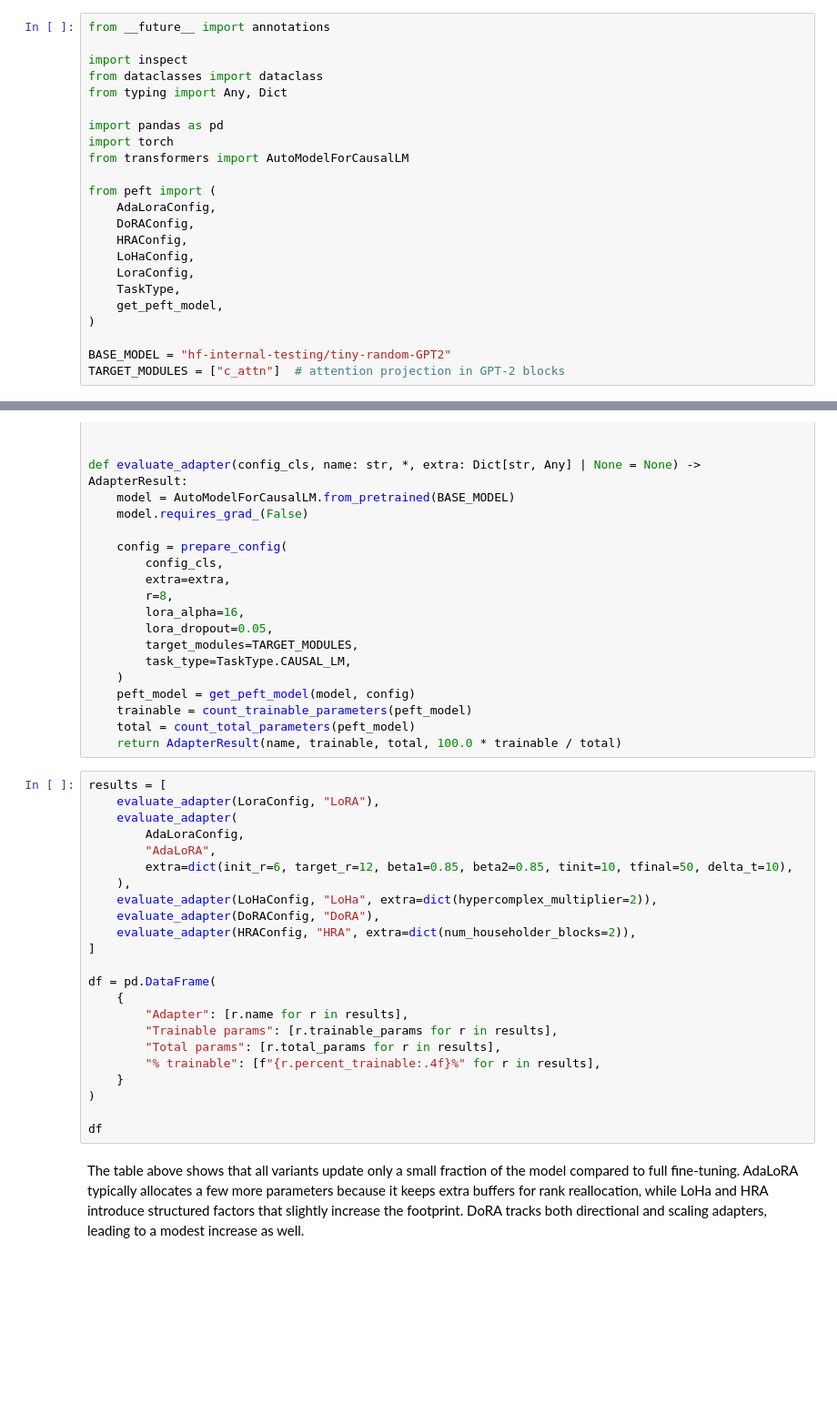
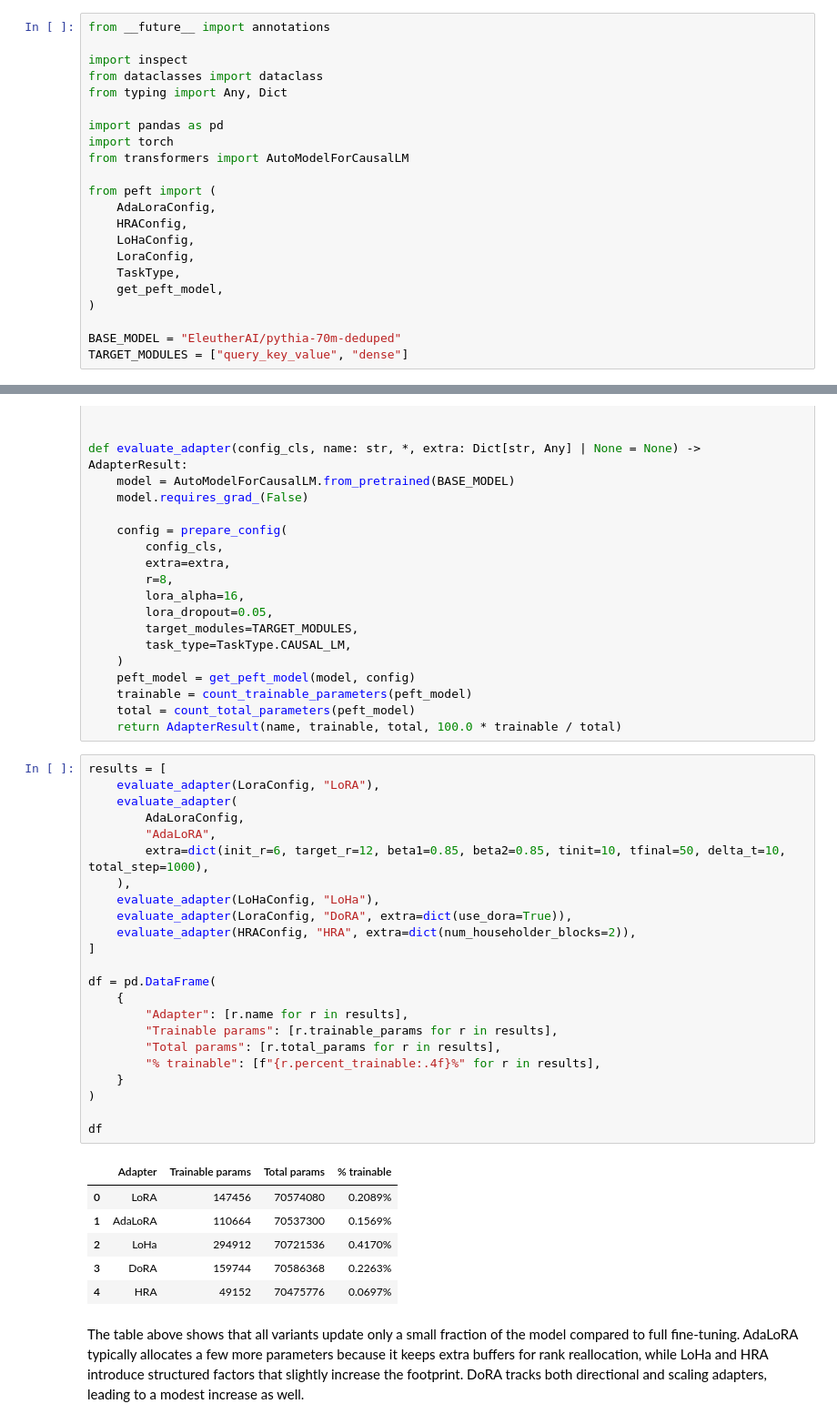
Before and after one commit to shreshthtuli/llms-from-scratch, a Jupyter notebook: 13-appendix-peft.ipynb, the cells around one changed output, grey strips where cells are left out. Shown at 91% size. Saved outputs shown, nothing was run; the diff lists cells and outputs as text; blank space fills up the shorter version.

```diff
--- a/13-appendix-peft.ipynb
+++ b/13-appendix-peft.ipynb
@@ -82,7 +79,6 @@ from transformers import AutoModelForCausalLM
 
 from peft import (
     AdaLoraConfig,
-    DoRAConfig,
     HRAConfig,
     LoHaConfig,
     LoraConfig,
@@ -90,8 +86,8 @@ from peft import (
     get_peft_model,
 )
 
-BASE_MODEL = "hf-internal-testing/tiny-random-GPT2"
-TARGET_MODULES = ["c_attn"]  # attention projection in GPT-2 blocks
+BASE_MODEL = "EleutherAI/pythia-70m-deduped"
+TARGET_MODULES = ["query_key_value", "dense"]
 # %%
 @dataclass
 class AdapterResult:
@@ -143,26 +139,33 @@ def evaluate_adapter(config_cls, name: str, *, extra: Dict[str, Any] | None = No
 # %%
 results = [
     evaluate_adapter(LoraConfig, "LoRA"),
     evaluate_adapter(
         AdaLoraConfig,
         "AdaLoRA",
-        extra=dict(init_r=6, target_r=12, beta1=0.85, beta2=0.85, tinit=10, tfinal=50, delta_t=10),
+        extra=dict(init_r=6, target_r=12, beta1=0.85, beta2=0.85, tinit=10, tfinal=50, delta_t=10, total_step=1000),
     ),
-    evaluate_adapter(LoHaConfig, "LoHa", extra=dict(hypercomplex_multiplier=2)),
-    evaluate_adapter(DoRAConfig, "DoRA"),
+    evaluate_adapter(LoHaConfig, "LoHa"),
+    evaluate_adapter(LoraConfig, "DoRA", extra=dict(use_dora=True)),
     evaluate_adapter(HRAConfig, "HRA", extra=dict(num_householder_blocks=2)),
 ]
 
 df = pd.DataFrame(
     {
         "Adapter": [r.name for r in results],
         "Trainable params": [r.trainable_params for r in results],
         "Total params": [r.total_params for r in results],
         "% trainable": [f"{r.percent_trainable:.4f}%" for r in results],
     }
 )
 
 df
+# %% [output]
+|  | Adapter | Trainable params | Total params | % trainable |
+| 0 | LoRA | 147456 | 70574080 | 0.2089% |
+| 1 | AdaLoRA | 110664 | 70537300 | 0.1569% |
+| 2 | LoHa | 294912 | 70721536 | 0.4170% |
+| 3 | DoRA | 159744 | 70586368 | 0.2263% |
+| 4 | HRA | 49152 | 70475776 | 0.0697% |
 # %% [markdown]
 The table above shows that all variants update only a small fraction of the model compared to full fine-tuning. AdaLoRA typically allocates a few more parameters because it keeps extra buffers for rank reallocation, while LoHa and HRA introduce structured factors that slightly increase the footprint. DoRA tracks both directional and scaling adapters, leading to a modest increase as well.
 # %% [markdown]
```
Also changed, not shown: parts of 10 cells of this notebook, 2 other files.
